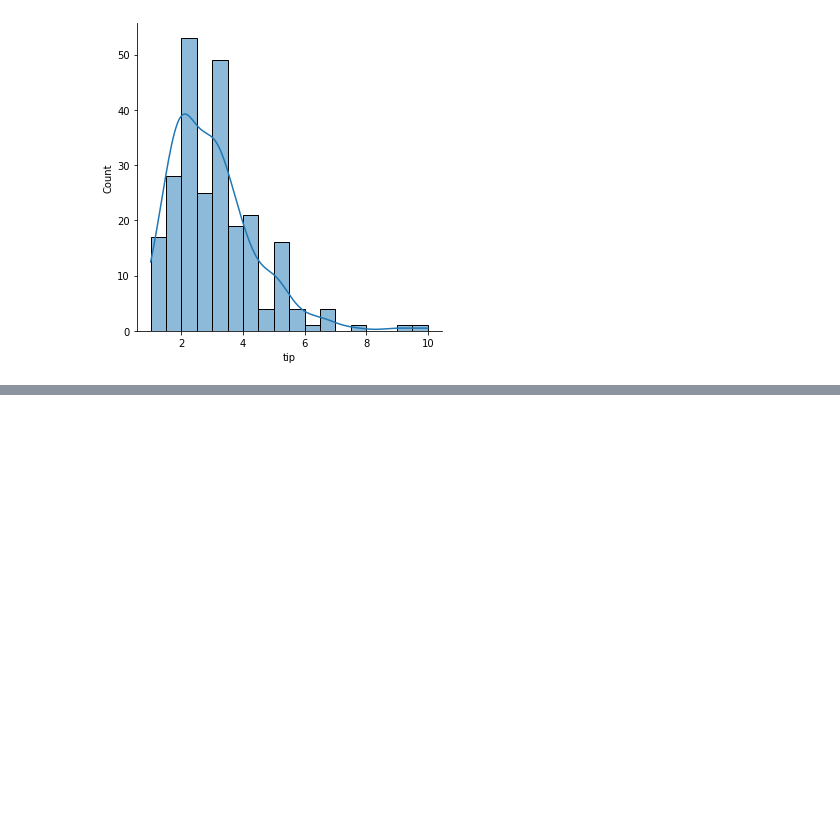
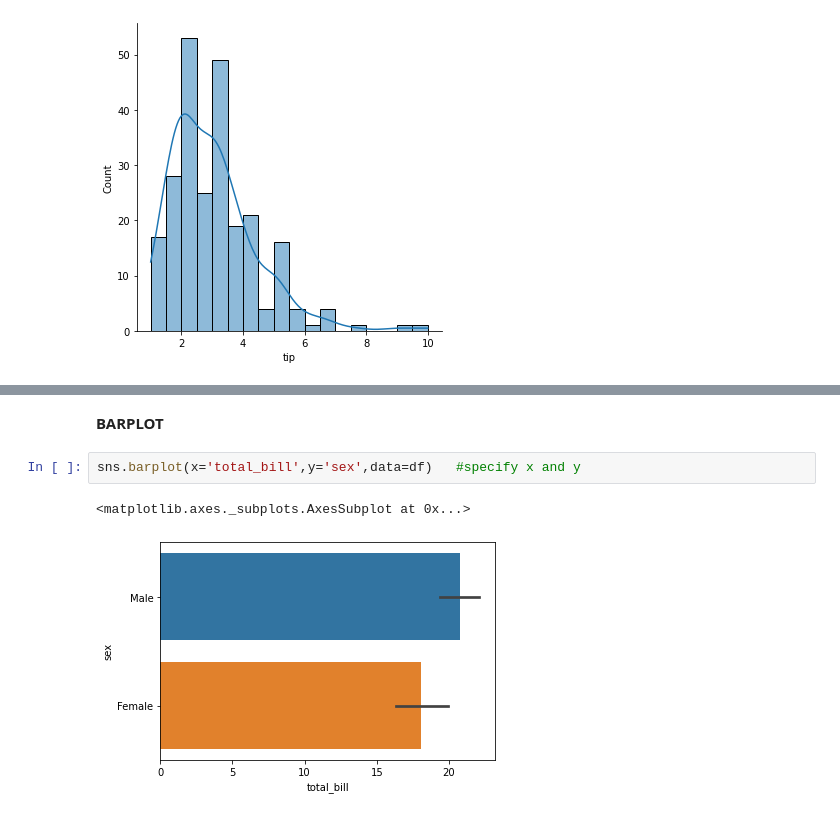
Before and after one commit to Airinelizabath/PROGRAMREPO, a Jupyter notebook: PLOTING.ipynb, the cells around one changed output, grey strips where cells are left out. Cells and saved outputs as stored; diff of their text form; blank space fills up the shorter version.

```diff
--- a/PLOTING.ipynb
+++ b/PLOTING.ipynb
@@ -191,0 +206,7 @@ sns.displot(df['tip'], kde=True)
+# %% [markdown]
+**BARPLOT**
+# %%
+sns.barplot(x='total_bill',y='sex',data=df)   #specify x and y
+# %% [output]
+<matplotlib.axes._subplots.AxesSubplot at 0x...>
+[figure, added]
```
Also changed, not shown: parts of 11 cells of this notebook.
